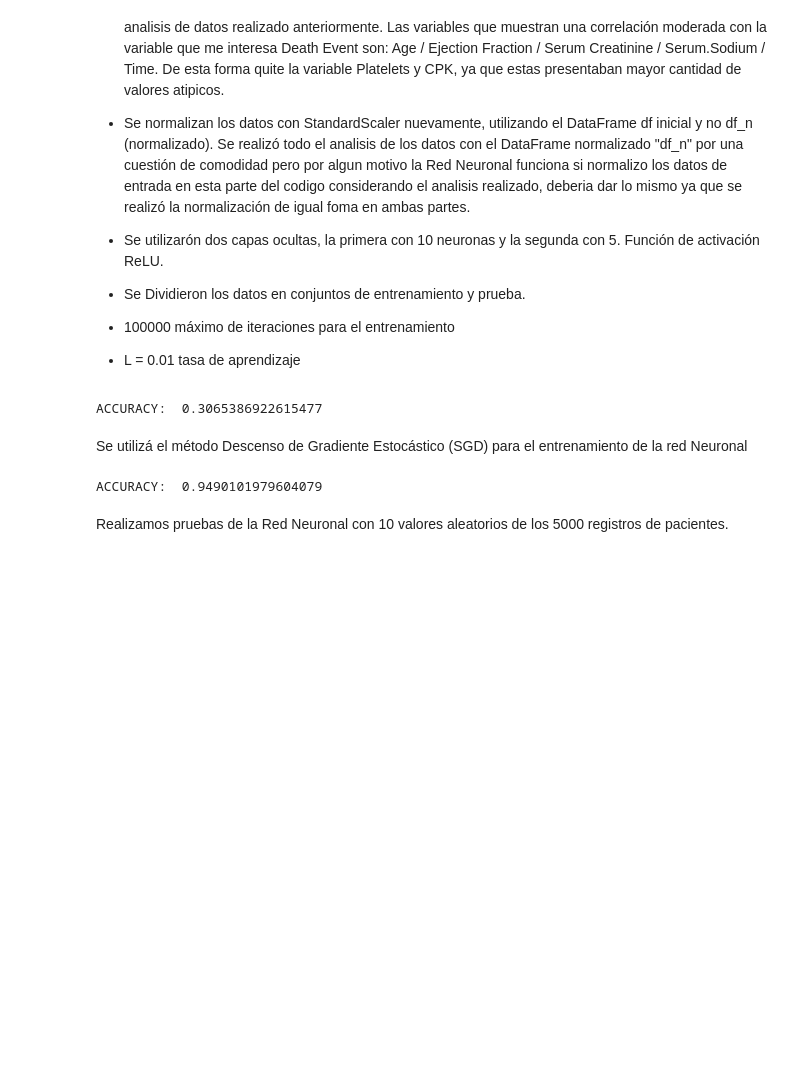
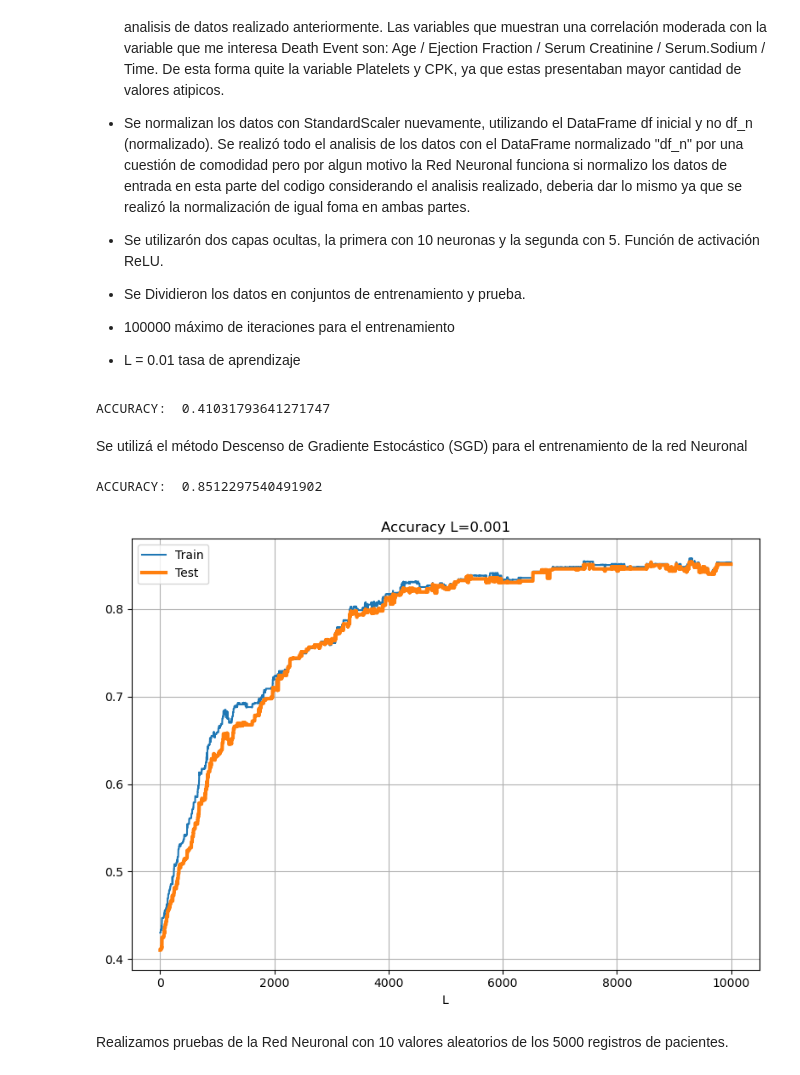
Before and after one commit to AliMarinaa/Tp-Final-Mate-3, a Jupyter notebook: TpFinal.ipynb, the cells around one changed output. Cells and saved outputs as stored; diff of their text form; code cells hidden in the pictures; blank space fills up the shorter version.

Commit message:
Se agregó el gráficó de Accuracy trais vs Accuracy para ver el funcionamiento de la Red Neuronal

```diff
--- a/TpFinal.ipynb
+++ b/TpFinal.ipynb
@@ -222,21 +222,21 @@ X_train, X_test, Y_train, Y_test = train_test_split(X, Y, test_size=1/3, random_
 # Número de registros de entrenamiento
 n = X_train.shape[0]
 
-np.random.seed(42)
+np.random.seed(42) # Agregamos el Seed para que de siempre los mismos valores random
 
 # Construir red neuronal con pesos y sesgos
 # Inicializar pesos y sesgos para las capas
 # Capa 1 -> Capa 2
-w_hidden1 = np.random.rand(10, 5)
-b_hidden1 = np.random.rand(10, 1)
+w_hidden1 = np.random.rand(10, 5) * 2 - 1 # valores random entre -1 y 1
+b_hidden1 = np.random.rand(10, 1) * 2 - 1
 
 # Capa 2 -> Capa 3 (nueva capa intermedia)
-w_hidden2 = np.random.rand(5, 10)
-b_hidden2 = np.random.rand(5, 1)
+w_hidden2 = np.random.rand(5, 10) * 2 - 1
+b_hidden2 = np.random.rand(5, 1)  * 2 - 1
 
 # Capa 3 -> Salida
-w_output = np.random.rand(1, 5)
-b_output = np.random.rand(1, 1)
+w_output = np.random.rand(1, 5) * 2 - 1
+b_output = np.random.rand(1, 1) * 2 - 1
 
 # Funciones de activación
 relu = lambda x: np.maximum(x, 0)
@@ -260,15 +260,14 @@ test_predictions = (test_predictions >= 0.5).astype(int)  # Convertir las predic
 accuracy = np.mean(test_predictions == Y_test.reshape(1, -1))  # Calcular la precisión comparando las predicciones con los valores reales
 print("ACCURACY: ", accuracy)
 
-
 #El valor de precisión (accuracy) significa que aproximadamente el 31.37% de las predicciones
 # realizadas por la red neuronal en el conjunto de prueba (X_test) fueron correctas.
 # %% [output]
-ACCURACY:  0.3065386922615477
+ACCURACY:  0.41031793641271747
 # %% [markdown]
 Se utilizá el método Descenso de Gradiente Estocástico (SGD) para el entrenamiento de la red Neuronal
 # %%
-L = 0.01  # La tasa de aprendizaje
+L = 0.001 # La tasa de aprendizaje
 
 # Devuelve pendientes para pesos y sesgos
 # usando la regla de la cadena
@@ -301,8 +300,11 @@ def backward_prop(Z1, A1, Z2, A2, Z3, A3, X, Y):
 
     return dC_dW1, dC_dB1, dC_dW2, dC_dB2, dC_dW3, dC_dB3
 
+accuracy_train_l = []
+accuracy_test_l = []
+i=0
 # Ejecutar descenso de gradiente
-for i in range(100000):
+for i in range(10000):
     # seleccionar aleatoriamente un conjunto de datos de entrenamiento
     idx = np.random.choice(n, 1, replace=False)
     X_sample = X_train[idx].transpose()
@@ -322,16 +324,53 @@ for i in range(100000):
     w_output -= L * dW3
     b_output -= L * dB3
 
+    # Cálculo de precisión del train
+    train_predictions = forward_prop(X_train.transpose())[5]
+    train_predictions = (train_predictions >= 0.5).astype(int)  # Convertir las predicciones en valores binarios
+    accuracy_train = np.mean(train_predictions == Y_train.reshape(1, -1))  # Calcular la precisión comparando las predicciones con los valores reales
+    accuracy_train_l.append(accuracy_train)
+    #print("X_Train ACCURACY: ", accuracy_train)
+
+    # Cálculo de precisión del test
+    test_predictions = forward_prop(X_test.transpose())[5]
+    test_predictions = (test_predictions >= 0.5).astype(int)  # Convertir las predicciones en valores binarios
+    accuracy_test = np.mean(test_predictions == Y_test.reshape(1, -1))  # Calcular la precisión comparando las predicciones con los valores reales
+    accuracy_test_l.append(accuracy_test)
+    #print("X_Test ACCURACY: ", accuracy_test)
+
 # Cálculo de precisión
 test_predictions = forward_prop(X_test.transpose())[5]
 test_predictions = (test_predictions >= 0.5).astype(int)  # Convertir las predicciones en valores binarios
 accuracy = np.mean(test_predictions == Y_test.reshape(1, -1))  # Calcular la precisión comparando las predicciones con los valores reales
 print("ACCURACY: ", accuracy)
-
 # El valor de precisión (accuracy) es  94,90% (mayor q el anterior) indica la proporción de predicciones correctas realizadas
 # por la red neuronal en el conjunto de prueba (X_test) después de entrenarla mediante el descenso de gradiente.
 # %% [output]
-ACCURACY:  0.9490101979604079
+ACCURACY:  0.8512297540491902
+# %%
+fmt_train = {
+    'color': 'tab:blue',
+    'ls': 'solid',
+    'lw' : 3,
+ }
+fmt_test = {
+    'color': 'tab:orange',
+    'ls': 'solid',
+    'lw' : 3,
+  }
+fig, (ax) = plt.subplots(1,1,figsize=(8,6))
+ax.plot(accuracy_train_l, label='Train', )
+ax.plot(accuracy_test_l, label='Test', **fmt_test)
+
+ax.grid(which='both')
+ax.legend()
+ax.set_title(f'Accuracy {L=}')
+ax.set_xlabel('L')
+
+fig.tight_layout()
+plt.show()
+# %% [output]
+[figure, added]
 # %% [markdown]
 Realizamos pruebas de la Red Neuronal con 10 valores aleatorios de los 5000 registros de pacientes.
 # %%
```
Also changed, not shown: parts of 3 cells of this notebook.
